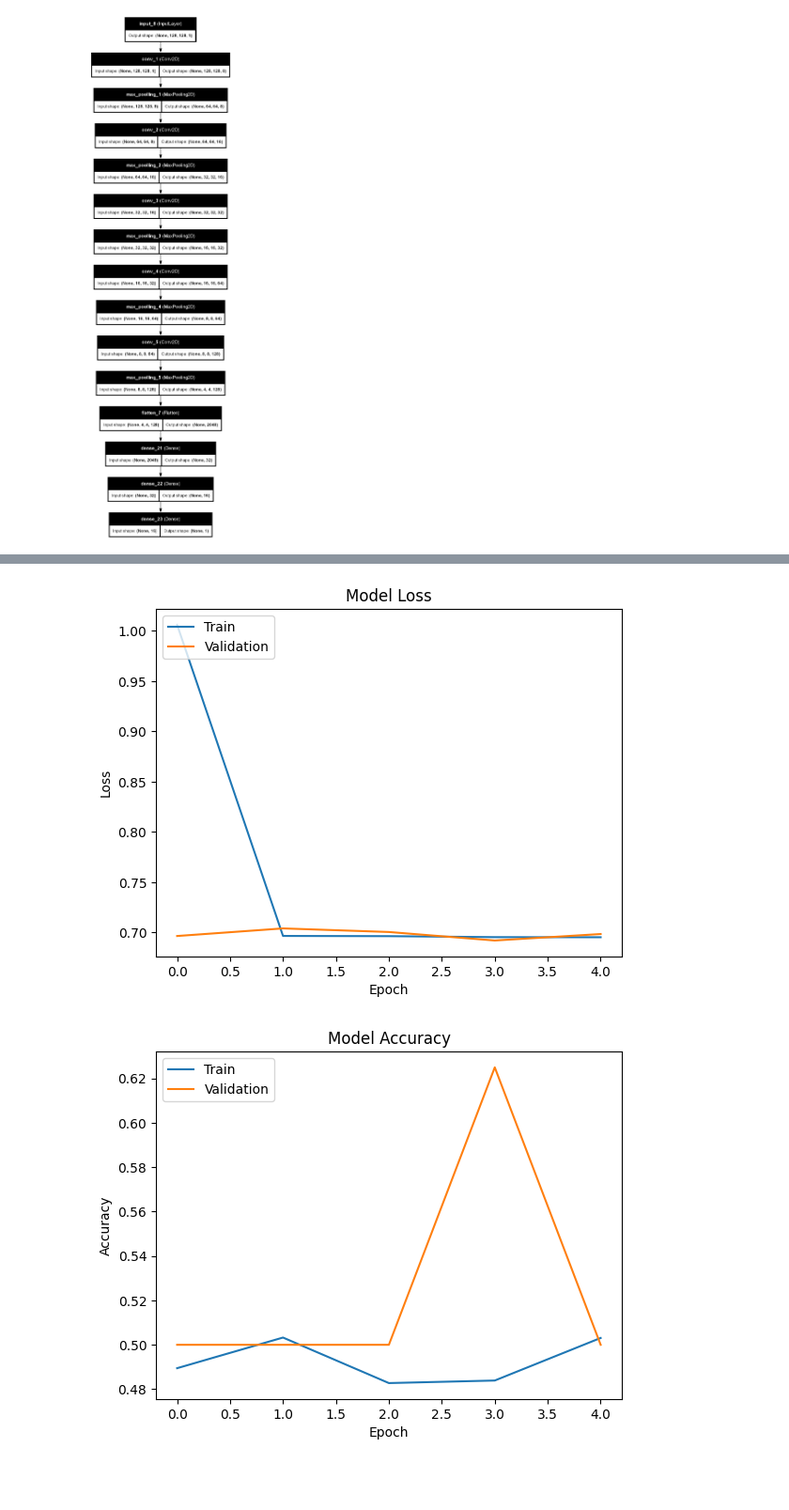
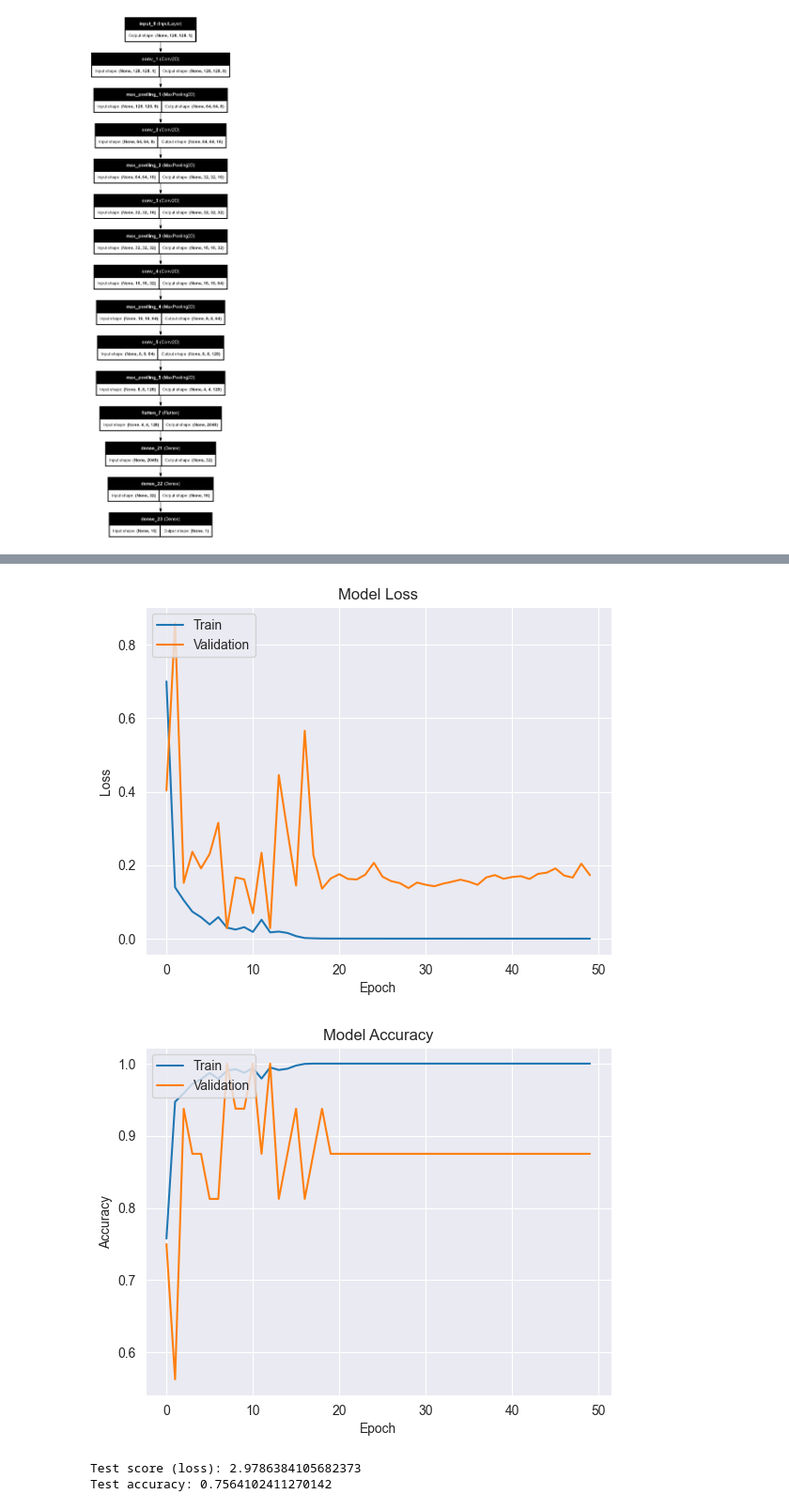
Before and after one commit to AnthonyDavid3110/ARN-lab4, a Jupyter notebook: CNN_pneumonia.ipynb, the cells around one changed output, grey strips where cells are left out. Shown at 94% size. Cells and saved outputs as stored; diff of their text form; code cells hidden in the pictures; blank space fills up the shorter version.

```diff
--- a/CNN_pneumonia.ipynb
+++ b/CNN_pneumonia.ipynb
@@ -119,14 +119,12 @@ max_poolling_5 = MaxPooling2D(pool_size=(2, 2), name='max_poolling_5')(conv_5)
 flatten_7 = Flatten(name='flatten_7')(max_poolling_5)
 dense_21 = Dense(32, activation='relu', name='dense_21')(flatten_7)
 dense_22 = Dense(16, activation='relu', name='dense_22')(dense_21)
-dense_23 = Dense(1, activation='sigmoid', name='dense_23')(dense_22)
+cnn_output = Dense(1, activation='sigmoid', name='dense_23')(dense_22)
 
-# activation func of Dense? (2, 2) on Conv2D utility? same on MaxPolling2D ? kernel siz???
-
-cnn = Model(inputs=input, outputs=dense_23)
+cnn = Model(inputs=input, outputs=cnn_output)
 
 # Compile CNN model
-cnn.compile(optimizer=optimizers.Adam(0.001), loss=losses.BinaryCrossentropy(), metrics=['accuracy'])
+cnn.compile(optimizer=optimizers.AdamW(0.001), loss=losses.BinaryCrossentropy(), metrics=['accuracy'])
 # %%
 from tensorflow.keras.utils import plot_model
 
@@ -138,7 +136,7 @@ plot_model(cnn, show_shapes=True, show_layer_names=True)
 history = cnn.fit(
     train_ds,
     validation_data=val_ds,
-    epochs=5,
+    epochs=50,
     class_weight=class_weights
 )
 # %% [output]
@@ -155,24 +160,30 @@ Epoch 5/5
 # %%
 # Plot training & validation loss values
 plt.plot(history.history['loss'])
 plt.plot(history.history['val_loss'])
 plt.title('Model Loss')
 plt.ylabel('Loss')
 plt.xlabel('Epoch')
 plt.legend(['Train', 'Validation'], loc='upper left')
 plt.show()
 
 # Plot training & validation accuracy values
 plt.plot(history.history['accuracy'])
 plt.plot(history.history['val_accuracy'])
 plt.title('Model Accuracy')
 plt.ylabel('Accuracy')
 plt.xlabel('Epoch')
 plt.legend(['Train', 'Validation'], loc='upper left')
 plt.show()
+
+score = cnn.evaluate(test_ds, verbose=0)
+print('Test score (loss):', score[0])
+print('Test accuracy:', score[1])
 # %% [output]
-[figure, old version]
+[figure, new version]
-[figure, old version]
+[figure, new version]
+Test score (loss): 2.9786384105682373
+Test accuracy: 0.7564102411270142
 # %%
 import numpy as np
 import matplotlib.pyplot as plt
```
Also changed, not shown: parts of 4 cells of this notebook.
